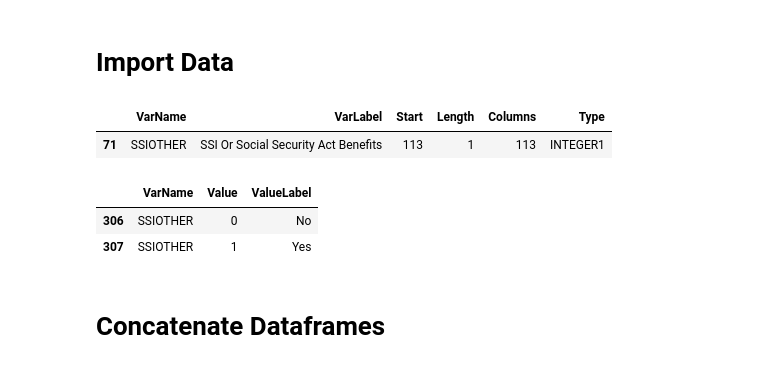
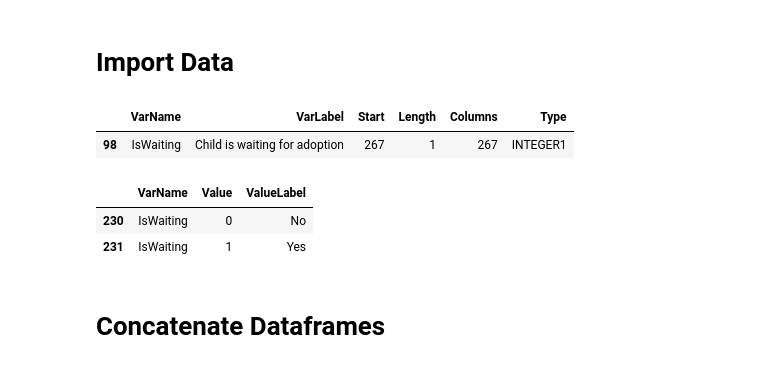
Before and after one commit to sophie2chance2/foster_care_analysis, a Jupyter notebook: explore_data.ipynb, the cells around one changed output. Drawn from its saved outputs; the diff is of its cells as text; code cells hidden in the pictures.

```diff
--- a/explore_data.ipynb
+++ b/explore_data.ipynb
@@ -23,17 +23,17 @@ importlib.reload(utils)
 variable_values_2001_df = pd.read_excel('raw_data/DS101 FC2001v5/Data/Metadata & Text Files/FC Variable Values.xlsx') # Used for mapping
 variables_2001_df = pd.read_excel('raw_data/DS101 FC2001v5/Data/Metadata & Text Files/FC Variables.xlsx') # Explains what the variables are
 # %%
-var_name = 'SSIOTHER'
+var_name = 'IsWaiting'
 variables_2001_df[variables_2001_df['VarName'] == var_name]
 # %% [output]
 |  | VarName | VarLabel | Start | Length | Columns | Type |
-| 71 | SSIOTHER | SSI Or Social Security Act Benefits | 113 | 1 | 113 | INTEGER1 |
+| 98 | IsWaiting | Child is waiting for adoption | 267 | 1 | 267 | INTEGER1 |
 # %%
 variable_values_2001_df[variable_values_2001_df['VarName'] == var_name]
 # %% [output]
 |  | VarName | Value | ValueLabel |
-| 306 | SSIOTHER | 0 | No |
-| 307 | SSIOTHER | 1 | Yes |
+| 230 | IsWaiting | 0 | No |
+| 231 | IsWaiting | 1 | Yes |
 # %%
 raw_df_2001 = pd.read_sas('raw_data/DS101 FC2001v5/Data/SAS files/fc01v5f.sas7bdat') # Main data file
 raw_df_2002 = pd.read_csv('raw_data/DS105 FC2002v8/Data/Text Files/FC2002v8.tab', sep='\t', lineterminator='\n') # Main data file
```
Also changed, not shown: 1 other file.
